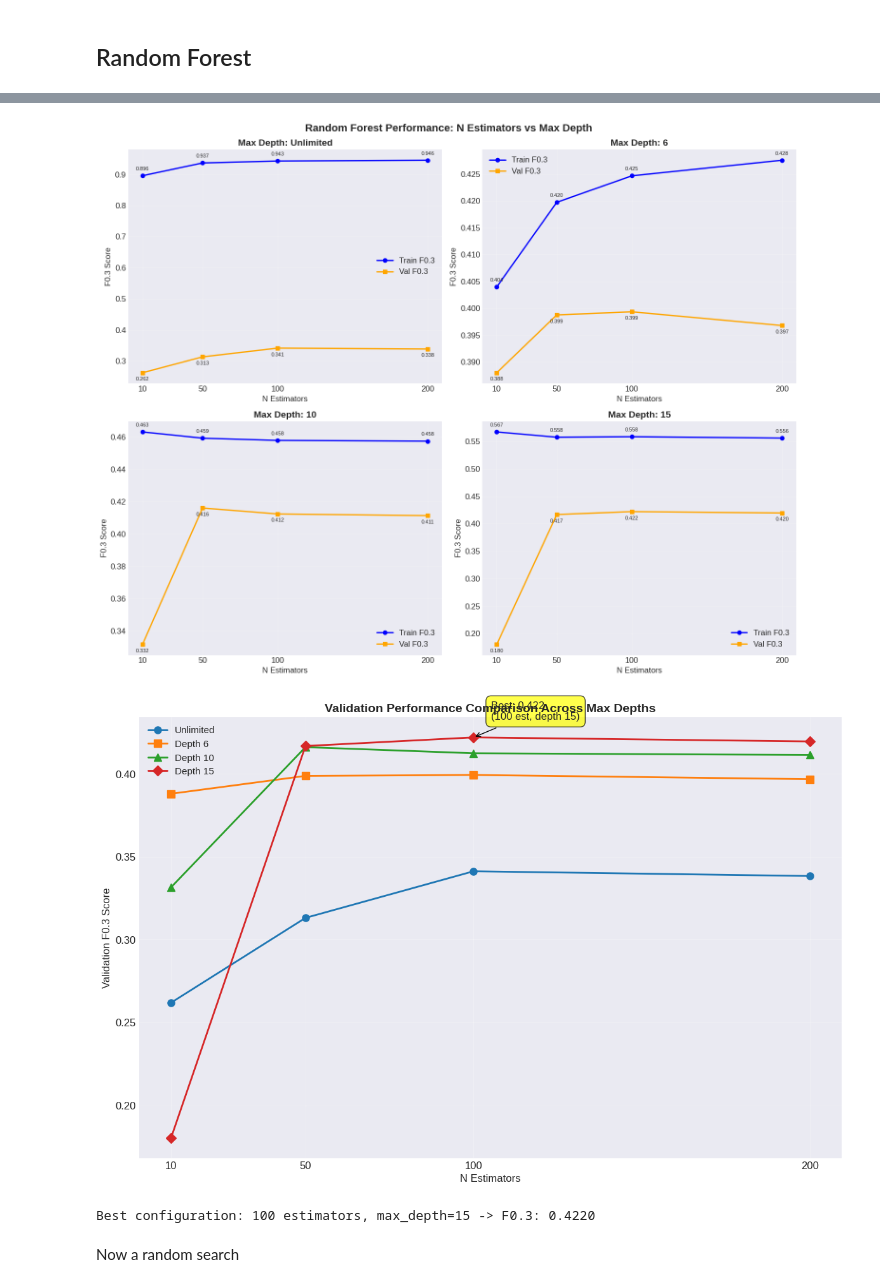
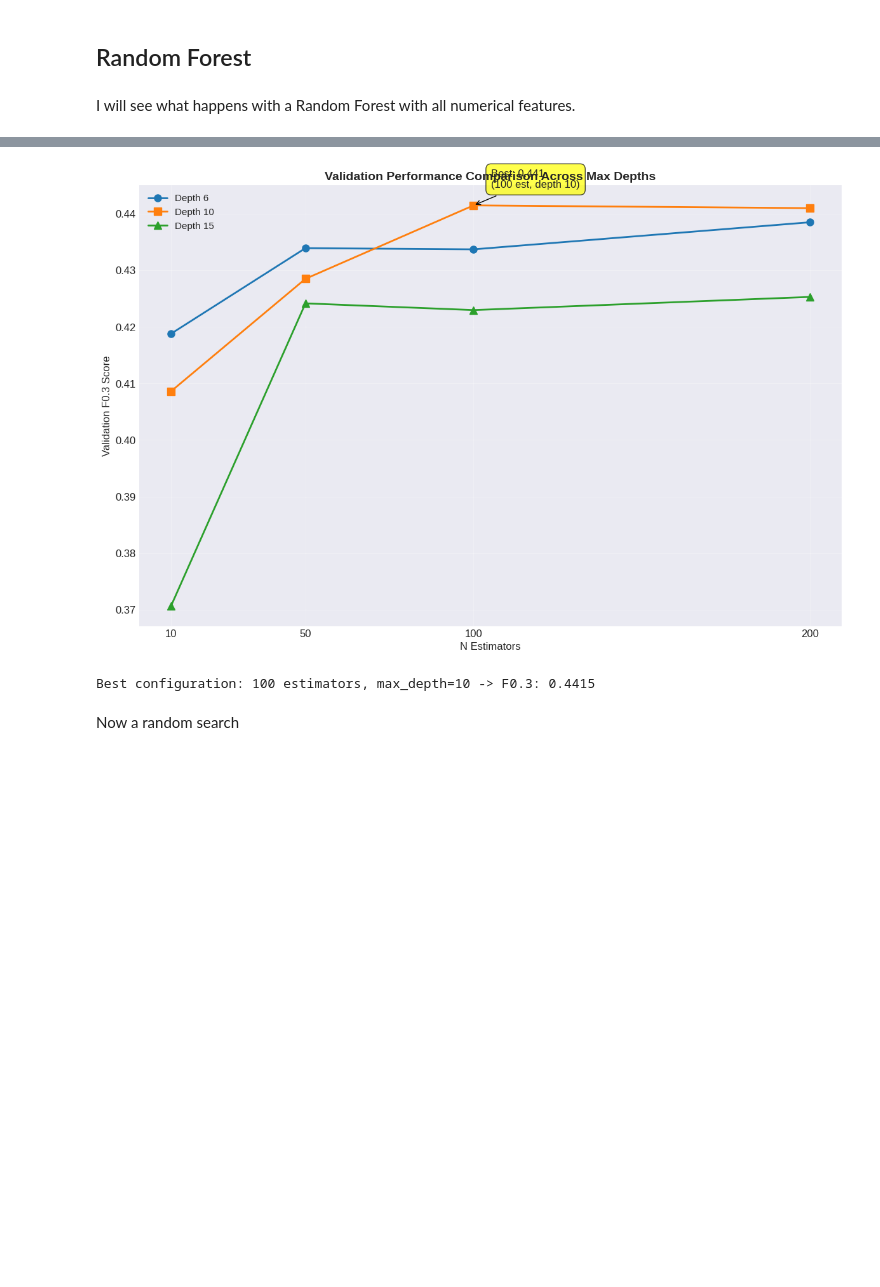
Before and after one commit to Riemann-def/zrive-ds, a Jupyter notebook: src/module_4/notebook.ipynb, the cells around one changed output, grey strips where cells are left out. Drawn from its saved outputs; the diff is of its cells as text; code cells hidden in the pictures; blank space fills up the shorter version.

```diff
--- a/src/module_4/notebook.ipynb
+++ b/src/module_4/notebook.ipynb
@@ -1549,14 +1492,13 @@ I'll continue with more no linear models:
 # %% [markdown]
 ## Random Forest
+# %% [markdown]
+I will see what happens with a Random Forest with all numerical features.
 # %%
 from sklearn.ensemble import RandomForestClassifier
-import matplotlib.pyplot as plt
-import numpy as np
 
 n_estimators_list = [10, 50, 100, 200]
-max_depths = [None, 6, 10, 15]
+max_depths = [6, 10, 15]
 
-# Diccionario para almacenar los resultados por max_depth
 results = {}
 
 for max_depth in max_depths:
@@ -1578,60 +1520,19 @@ for max_depth in max_depths:
             ))
         ])
 
-        rf_pipeline.fit(X_train[numeric_cols], y_train)
-
-        y_train_pred = rf_pipeline.predict(X_train[numeric_cols])
-        y_val_pred = rf_pipeline.predict(X_val[numeric_cols])
-
-        f03_train = fbeta_03_score(y_train, y_train_pred)
-        f03_val = fbeta_03_score(y_val, y_val_pred)
+        rf_pipeline, f03_train, f03_val, best_threshold = fit_and_evaluate_pipeline(
+            rf_pipeline, X_train[numeric_cols], y_train,
+            X_val[numeric_cols], y_val
+        )
 
         f03_train_scores.append(f03_train)
         f03_val_scores.append(f03_val)
-
-        print(f"  RF ({n_estimators} est, depth={max_depth}) - Train F0.3: {f03_train:.4f}, Val F0.3: {f03_val:.4f}")
 
     results[max_depth] = {
         'train': f03_train_scores,
         'val': f03_val_scores
     }
 
-# Crear visualización con subplots
-fig, axes = plt.subplots(2, 2, figsize=(15, 12))
-axes = axes.flatten()
-
-for i, max_depth in enumerate(max_depths):
-    ax = axes[i]
-
-    # Plotear líneas
-    ax.plot(n_estimators_list, results[max_depth]['train'],
-            color='blue', marker='o', label='Train F0.3', linewidth=2, markersize=6)
-    ax.plot(n_estimators_list, results[max_depth]['val'],
-            color='orange', marker='s', label='Val F0.3', linewidth=2, markersize=6)
-
-    # Configurar subplot
-    depth_label = "Unlimited" if max_depth is None else str(max_depth)
-    ax.set_title(f'Max Depth: {depth_label}', fontsize=14, fontweight='bold')
-    ax.set_xlabel('N Estimators')
-    ax.set_ylabel('F0.3 Score')
-    ax.grid(True, alpha=0.3)
-    ax.set_xticks(n_estimators_list)
-    ax.legend()
-
-    # Añadir anotaciones con los valores
-    for j, (n_est, train_score, val_score) in enumerate(zip(n_estimators_list,
-                                                           results[max_depth]['train'],
-                                                           results[max_depth]['val'])):
-        ax.annotate(f'{train_score:.3f}', (n_est, train_score),
-                   textcoords="offset points", xytext=(0,8), ha='center', fontsize=8)
-        ax.annotate(f'{val_score:.3f}', (n_est, val_score),
-                   textcoords="offset points", xytext=(0,-12), ha='center', fontsize=8)
-
-plt.suptitle('Random Forest Performance: N Estimators vs Max Depth', fontsize=16, fontweight='bold')
-plt.tight_layout()
-plt.show()
-
-# Crear también una visualización consolidada mostrando solo validation scores
 plt.figure(figsize=(12, 8))
 
 colors = ['#1f77b4', '#ff7f0e', '#2ca02c', '#d62728']
@@ -1650,7 +1551,6 @@ plt.legend(fontsize=11)
 plt.grid(True, alpha=0.3)
 plt.xticks(n_estimators_list)
 
-# Encontrar y marcar el mejor resultado
 best_score = 0
 best_config = None
 for max_depth in max_depths:
@@ -1671,5 +1571,5 @@ if best_config:
 plt.tight_layout()
 plt.show()
 
-print(f"\nBest configuration: {best_config[0]} estimators, max_depth={best_config[1]} -> F0.3: {best_score:.4f}")
+print(f"\nBest configuration: {best_config[0]} estimators, max_depth={best_config[1]} -> F0.3: {best_score:.4f} ")
 # %% [output]
@@ -1693,6 +1593,5 @@ Training Random Forest with 200 estimators, max_depth=15...
-[figure, old version]
+[figure, new version]
-[figure, removed]
-Best configuration: 100 estimators, max_depth=15 -> F0.3: 0.4220
+Best configuration: 100 estimators, max_depth=10 -> F0.3: 0.4415
 # %% [markdown]
 Now a random search
 # %%
```
Also changed, not shown: parts of 39 cells of this notebook, 3 other files.
